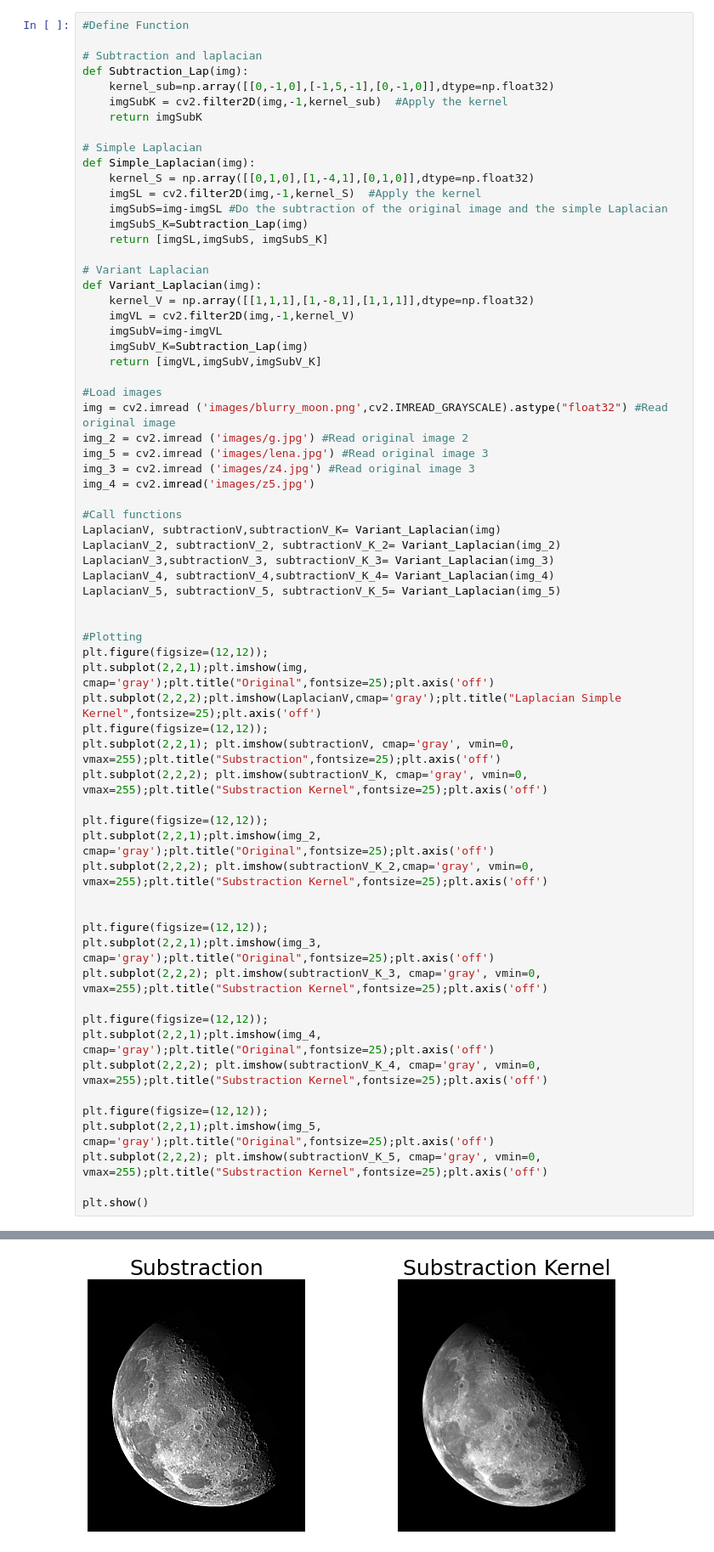
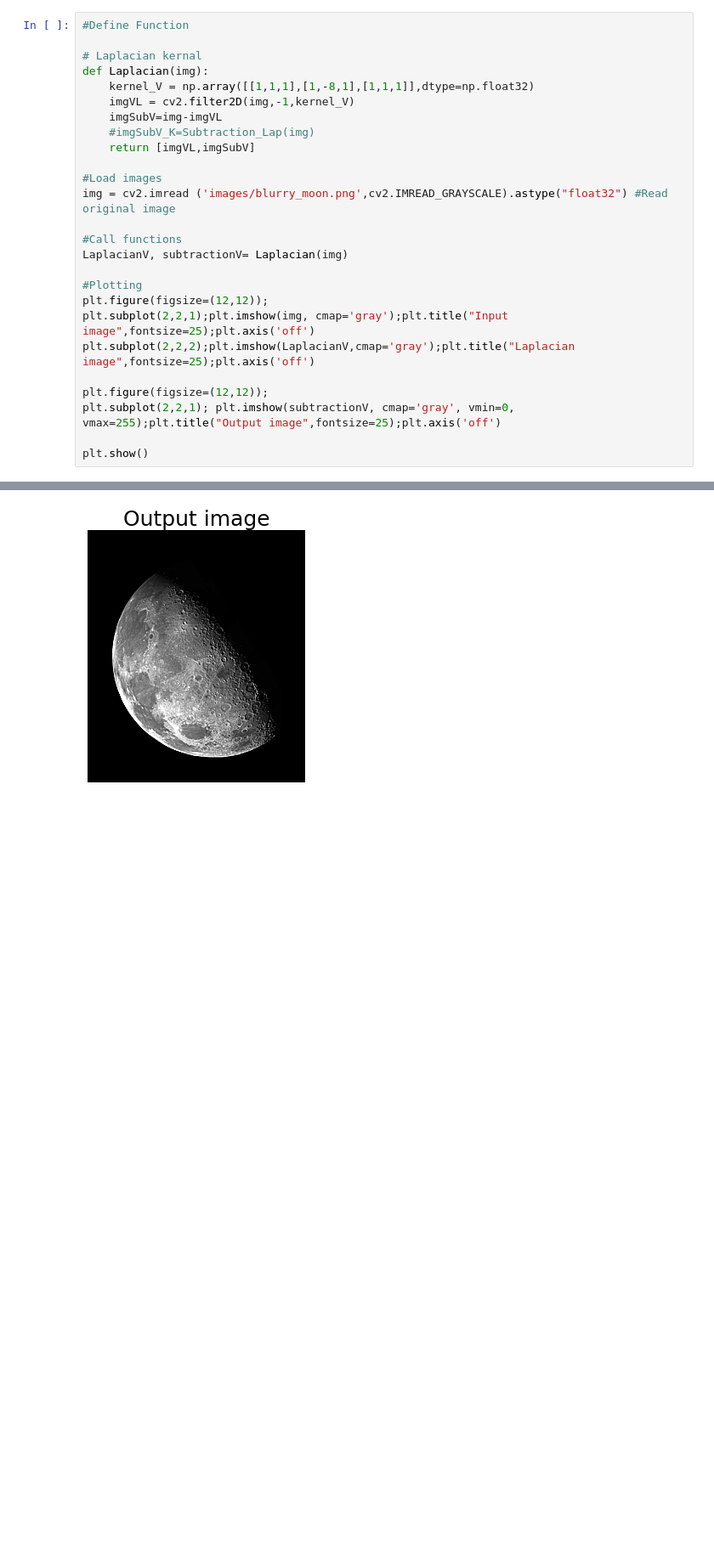
Before and after one commit to VishnuRD/Image-sharpening, a Jupyter notebook: image_sharpening_filter.ipynb, the cells around one changed output, grey strips where cells are left out. Shown at 85% size. Saved outputs shown, nothing was run; the diff lists cells and outputs as text; blank space fills up the shorter version.

```diff
--- a/image_sharpening_filter.ipynb
+++ b/image_sharpening_filter.ipynb
@@ -16,67 +16,27 @@ print(sorted(imagesnames))
 # %%
 #Define Function
 
-# Subtraction and laplacian
-def Subtraction_Lap(img):
-    kernel_sub=np.array([[0,-1,0],[-1,5,-1],[0,-1,0]],dtype=np.float32)
-    imgSubK = cv2.filter2D(img,-1,kernel_sub)  #Apply the kernel
-    return imgSubK
-
-# Simple Laplacian
-def Simple_Laplacian(img):
-    kernel_S = np.array([[0,1,0],[1,-4,1],[0,1,0]],dtype=np.float32)
-    imgSL = cv2.filter2D(img,-1,kernel_S)  #Apply the kernel
-    imgSubS=img-imgSL #Do the subtraction of the original image and the simple Laplacian
-    imgSubS_K=Subtraction_Lap(img)
-    return [imgSL,imgSubS, imgSubS_K]
-
-# Variant Laplacian
-def Variant_Laplacian(img):
+# Laplacian kernal
+def Laplacian(img):
     kernel_V = np.array([[1,1,1],[1,-8,1],[1,1,1]],dtype=np.float32)
     imgVL = cv2.filter2D(img,-1,kernel_V)
     imgSubV=img-imgVL
-    imgSubV_K=Subtraction_Lap(img)
-    return [imgVL,imgSubV,imgSubV_K]
+    #imgSubV_K=Subtraction_Lap(img)
+    return [imgVL,imgSubV]
 
 #Load images
 img = cv2.imread ('images/blurry_moon.png',cv2.IMREAD_GRAYSCALE).astype("float32") #Read original image
-img_2 = cv2.imread ('images/g.jpg') #Read original image 2
-img_5 = cv2.imread ('images/lena.jpg') #Read original image 3
-img_3 = cv2.imread ('images/z4.jpg') #Read original image 3
-img_4 = cv2.imread('images/z5.jpg')
 
 #Call functions
-LaplacianV, subtractionV,subtractionV_K= Variant_Laplacian(img)
-LaplacianV_2, subtractionV_2, subtractionV_K_2= Variant_Laplacian(img_2)
-LaplacianV_3,subtractionV_3, subtractionV_K_3= Variant_Laplacian(img_3)
-LaplacianV_4, subtractionV_4,subtractionV_K_4= Variant_Laplacian(img_4)
-LaplacianV_5, subtractionV_5, subtractionV_K_5= Variant_Laplacian(img_5)
-
+LaplacianV, subtractionV= Laplacian(img)
 
 #Plotting
 plt.figure(figsize=(12,12));
-plt.subplot(2,2,1);plt.imshow(img, cmap='gray');plt.title("Original",fontsize=25);plt.axis('off')
-plt.subplot(2,2,2);plt.imshow(LaplacianV,cmap='gray');plt.title("Laplacian Simple Kernel",fontsize=25);plt.axis('off')
-plt.figure(figsize=(12,12));
-plt.subplot(2,2,1); plt.imshow(subtractionV, cmap='gray', vmin=0, vmax=255);plt.title("Substraction",fontsize=25);plt.axis('off')
-plt.subplot(2,2,2); plt.imshow(subtractionV_K, cmap='gray', vmin=0, vmax=255);plt.title("Substraction Kernel",fontsize=25);plt.axis('off')
+plt.subplot(2,2,1);plt.imshow(img, cmap='gray');plt.title("Input image",fontsize=25);plt.axis('off')
+plt.subplot(2,2,2);plt.imshow(LaplacianV,cmap='gray');plt.title("Laplacian image",fontsize=25);plt.axis('off')
 
 plt.figure(figsize=(12,12));
-plt.subplot(2,2,1);plt.imshow(img_2, cmap='gray');plt.title("Original",fontsize=25);plt.axis('off')
-plt.subplot(2,2,2); plt.imshow(subtractionV_K_2,cmap='gray', vmin=0, vmax=255);plt.title("Substraction Kernel",fontsize=25);plt.axis('off')
-
-
-plt.figure(figsize=(12,12));
-plt.subplot(2,2,1);plt.imshow(img_3, cmap='gray');plt.title("Original",fontsize=25);plt.axis('off')
-plt.subplot(2,2,2); plt.imshow(subtractionV_K_3, cmap='gray', vmin=0, vmax=255);plt.title("Substraction Kernel",fontsize=25);plt.axis('off')
-
-plt.figure(figsize=(12,12));
-plt.subplot(2,2,1);plt.imshow(img_4, cmap='gray');plt.title("Original",fontsize=25);plt.axis('off')
-plt.subplot(2,2,2); plt.imshow(subtractionV_K_4, cmap='gray', vmin=0, vmax=255);plt.title("Substraction Kernel",fontsize=25);plt.axis('off')
-
-plt.figure(figsize=(12,12));
-plt.subplot(2,2,1);plt.imshow(img_5, cmap='gray');plt.title("Original",fontsize=25);plt.axis('off')
-plt.subplot(2,2,2); plt.imshow(subtractionV_K_5, cmap='gray', vmin=0, vmax=255);plt.title("Substraction Kernel",fontsize=25);plt.axis('off')
+plt.subplot(2,2,1); plt.imshow(subtractionV, cmap='gray', vmin=0, vmax=255);plt.title("Output image",fontsize=25);plt.axis('off')
 
 plt.show()
 # %% [output]
@@ -84 +44 @@ plt.show()
-[figure, old version]
+[figure, new version]
```
Also changed, not shown: parts of 2 cells of this notebook, 24 other files.
